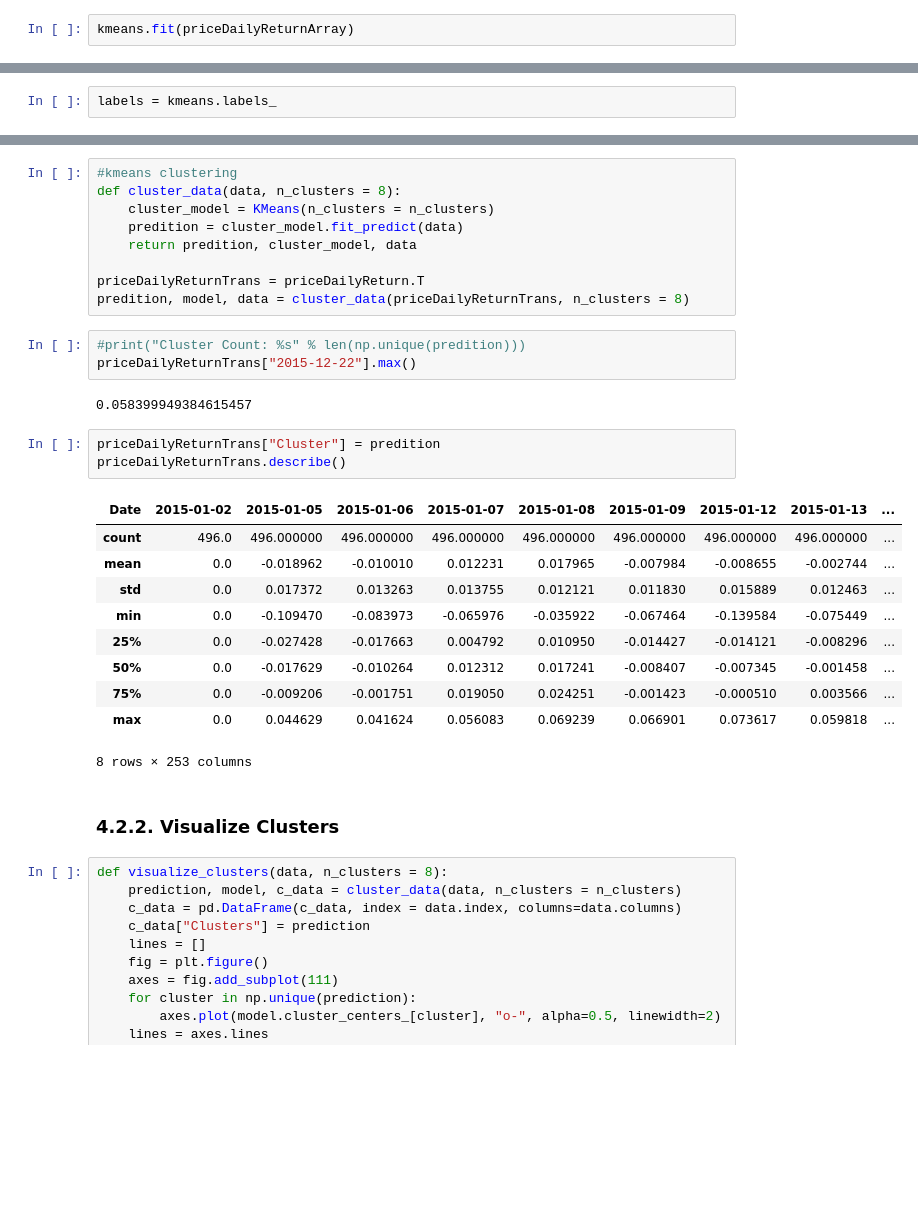
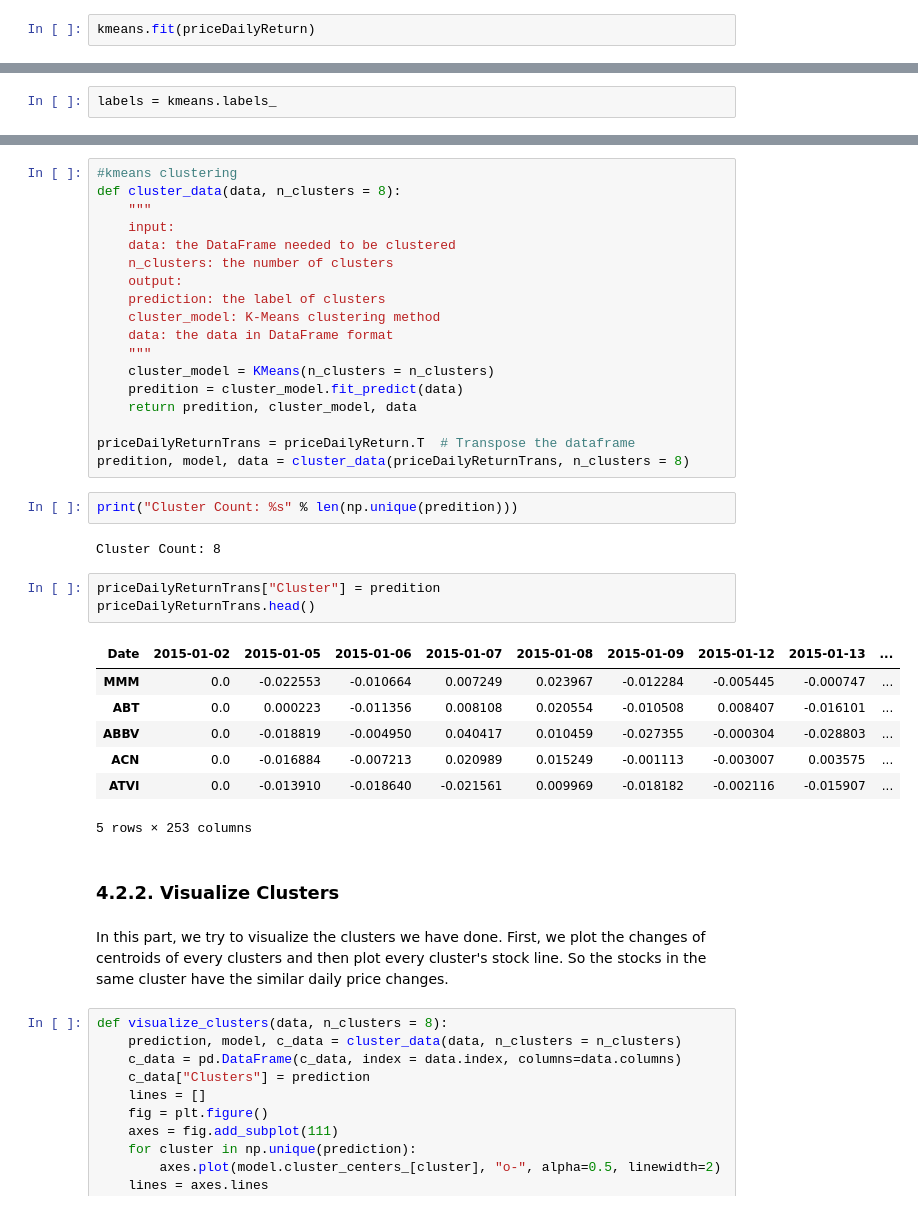
Before and after one commit to kaixuant/DSA_Stock, a Jupyter notebook: Stock Market Clustering_Updated.ipynb, the cells around one changed output, grey strips where cells are left out. Saved outputs shown, nothing was run; the diff lists cells and outputs as text; blank space fills up the shorter version.

```diff
--- a/Stock Market Clustering_Updated.ipynb
+++ b/Stock Market Clustering_Updated.ipynb
@@ -1011,7 +1024,7 @@ import matplotlib.pyplot as plt
 from sklearn.cluster import KMeans
 kmeans = KMeans(n_clusters = 2)
 # %%
-kmeans.fit(priceDailyReturnArray)
+kmeans.fit(priceDailyReturn)
 # %% [output]
 KMeans(copy_x=True, init='k-means++', max_iter=300, n_clusters=2, n_init=10,
     n_jobs=1, precompute_distances='auto', random_state=None, tol=0.0001,
@@ -1040,33 +1040,40 @@ priceDailyReturn.head()
 # %%
 #kmeans clustering
 def cluster_data(data, n_clusters = 8):
+    """
+    input:
+    data: the DataFrame needed to be clustered
+    n_clusters: the number of clusters
+    output:
+    prediction: the label of clusters
+    cluster_model: K-Means clustering method
+    data: the data in DataFrame format
+    """
     cluster_model = KMeans(n_clusters = n_clusters)
     predition = cluster_model.fit_predict(data)
     return predition, cluster_model, data
 
-priceDailyReturnTrans = priceDailyReturn.T
+priceDailyReturnTrans = priceDailyReturn.T  # Transpose the dataframe
 predition, model, data = cluster_data(priceDailyReturnTrans, n_clusters = 8)
 # %%
-#print("Cluster Count: %s" % len(np.unique(predition)))
-priceDailyReturnTrans["2015-12-22"].max()
+print("Cluster Count: %s" % len(np.unique(predition)))
 # %% [output]
-0.058399949384615457
+Cluster Count: 8
 # %%
 priceDailyReturnTrans["Cluster"] = predition
-priceDailyReturnTrans.describe()
+priceDailyReturnTrans.head()
 # %% [output]
 | Date | 2015-01-02 | 2015-01-05 | 2015-01-06 | 2015-01-07 | 2015-01-08 | 2015-01-09 | 2015-01-12 | 2015-01-13 | ... |
-| count | 496.0 | 496.000000 | 496.000000 | 496.000000 | 496.000000 | 496.000000 | 496.000000 | 496.000000 | ... |
-| mean | 0.0 | -0.018962 | -0.010010 | 0.012231 | 0.017965 | -0.007984 | -0.008655 | -0.002744 | ... |
-| std | 0.0 | 0.017372 | 0.013263 | 0.013755 | 0.012121 | 0.011830 | 0.015889 | 0.012463 | ... |
-| min | 0.0 | -0.109470 | -0.083973 | -0.065976 | -0.035922 | -0.067464 | -0.139584 | -0.075449 | ... |
-| 25% | 0.0 | -0.027428 | -0.017663 | 0.004792 | 0.010950 | -0.014427 | -0.014121 | -0.008296 | ... |
-| 50% | 0.0 | -0.017629 | -0.010264 | 0.012312 | 0.017241 | -0.008407 | -0.007345 | -0.001458 | ... |
-| 75% | 0.0 | -0.009206 | -0.001751 | 0.019050 | 0.024251 | -0.001423 | -0.000510 | 0.003566 | ... |
-| max | 0.0 | 0.044629 | 0.041624 | 0.056083 | 0.069239 | 0.066901 | 0.073617 | 0.059818 | ... |
+| MMM | 0.0 | -0.022553 | -0.010664 | 0.007249 | 0.023967 | -0.012284 | -0.005445 | -0.000747 | ... |
+| ABT | 0.0 | 0.000223 | -0.011356 | 0.008108 | 0.020554 | -0.010508 | 0.008407 | -0.016101 | ... |
+| ABBV | 0.0 | -0.018819 | -0.004950 | 0.040417 | 0.010459 | -0.027355 | -0.000304 | -0.028803 | ... |
+| ACN | 0.0 | -0.016884 | -0.007213 | 0.020989 | 0.015249 | -0.001113 | -0.003007 | 0.003575 | ... |
+| ATVI | 0.0 | -0.013910 | -0.018640 | -0.021561 | 0.009969 | -0.018182 | -0.002116 | -0.015907 | ... |
-8 rows × 253 columns
+5 rows × 253 columns
 # %% [markdown]
 ### 4.2.2. Visualize Clusters
+# %% [markdown]
+In this part, we try to visualize the clusters we have done. First, we plot the changes of centroids of every clusters and then plot every cluster's stock line. So the stocks in the same cluster have the similar daily price changes.
 # %%
 def visualize_clusters(data, n_clusters = 8):
     prediction, model, c_data = cluster_data(data, n_clusters = n_clusters)
```
Also changed, not shown: parts of 25 cells of this notebook.
